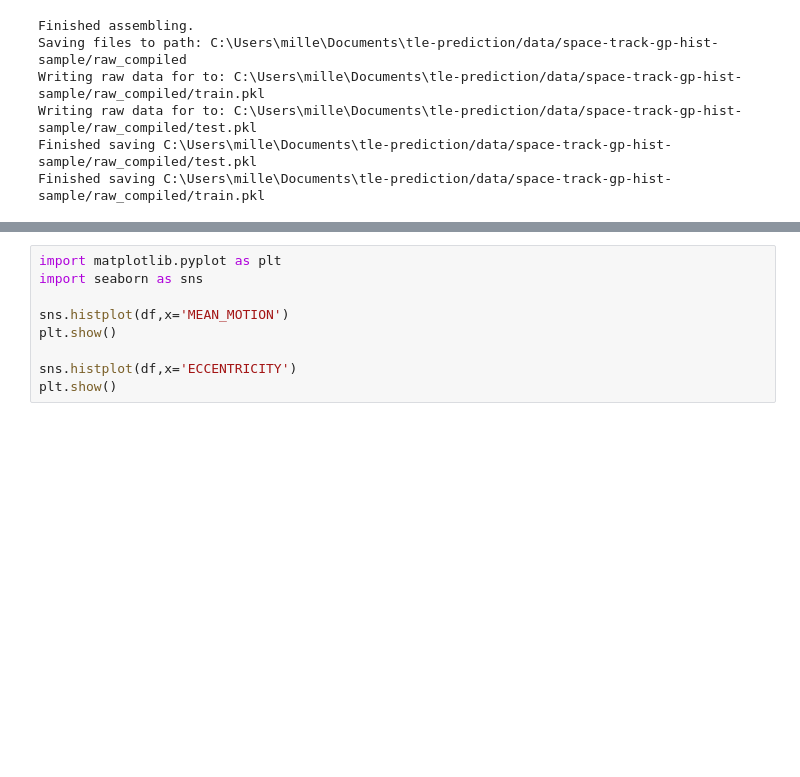
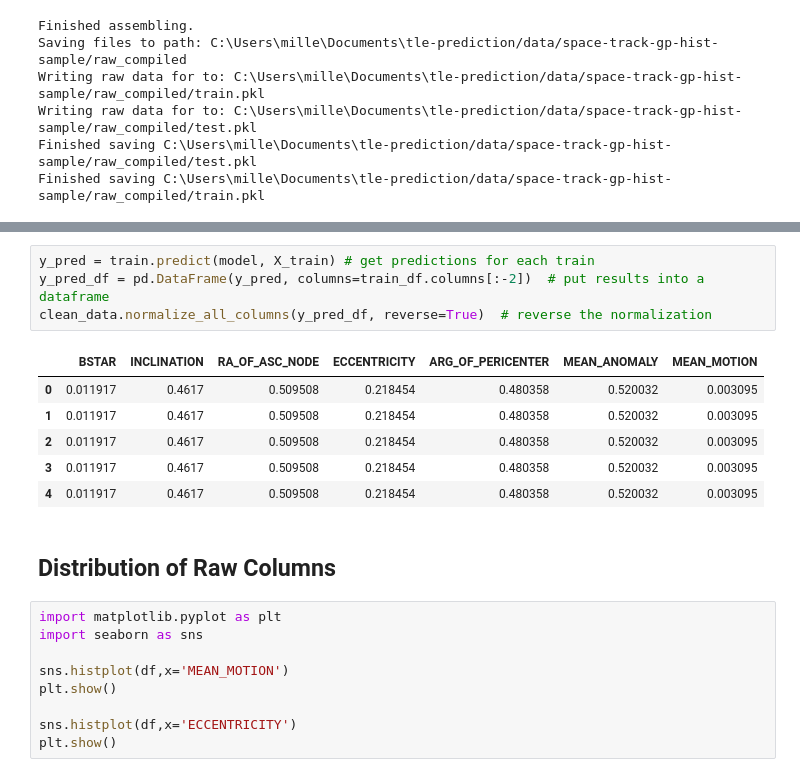
Before and after one commit to cm-tle-pred/tle-prediction, a Jupyter notebook: models/model_0/playground.ipynb, the cells around one changed output, grey strips where cells are left out. Cells and saved outputs as stored; diff of their text form; blank space fills up the shorter version.

Commit message:
Added prediction capability

```diff
--- a/models/model_0/playground.ipynb
+++ b/models/model_0/playground.ipynb
@@ -110,3 +136,16 @@ NNModel(
+# %%
+y_pred = train.predict(model, X_train) # get predictions for each train
+y_pred_df = pd.DataFrame(y_pred, columns=train_df.columns[:-2])  # put results into a dataframe
+clean_data.normalize_all_columns(y_pred_df, reverse=True)  # reverse the normalization
+# %% [output]
+|  | BSTAR | INCLINATION | RA_OF_ASC_NODE | ECCENTRICITY | ARG_OF_PERICENTER | MEAN_ANOMALY | MEAN_MOTION |
+| 0 | 0.011917 | 0.4617 | 0.509508 | 0.218454 | 0.480358 | 0.520032 | 0.003095 |
+| 1 | 0.011917 | 0.4617 | 0.509508 | 0.218454 | 0.480358 | 0.520032 | 0.003095 |
+| 2 | 0.011917 | 0.4617 | 0.509508 | 0.218454 | 0.480358 | 0.520032 | 0.003095 |
+| 3 | 0.011917 | 0.4617 | 0.509508 | 0.218454 | 0.480358 | 0.520032 | 0.003095 |
+| 4 | 0.011917 | 0.4617 | 0.509508 | 0.218454 | 0.480358 | 0.520032 | 0.003095 |
+# %% [markdown]
+## Distribution of Raw Columns
 # %%
 import matplotlib.pyplot as plt
 import seaborn as sns
```
Also changed, not shown: parts of 10 cells of this notebook, 2 other files.
